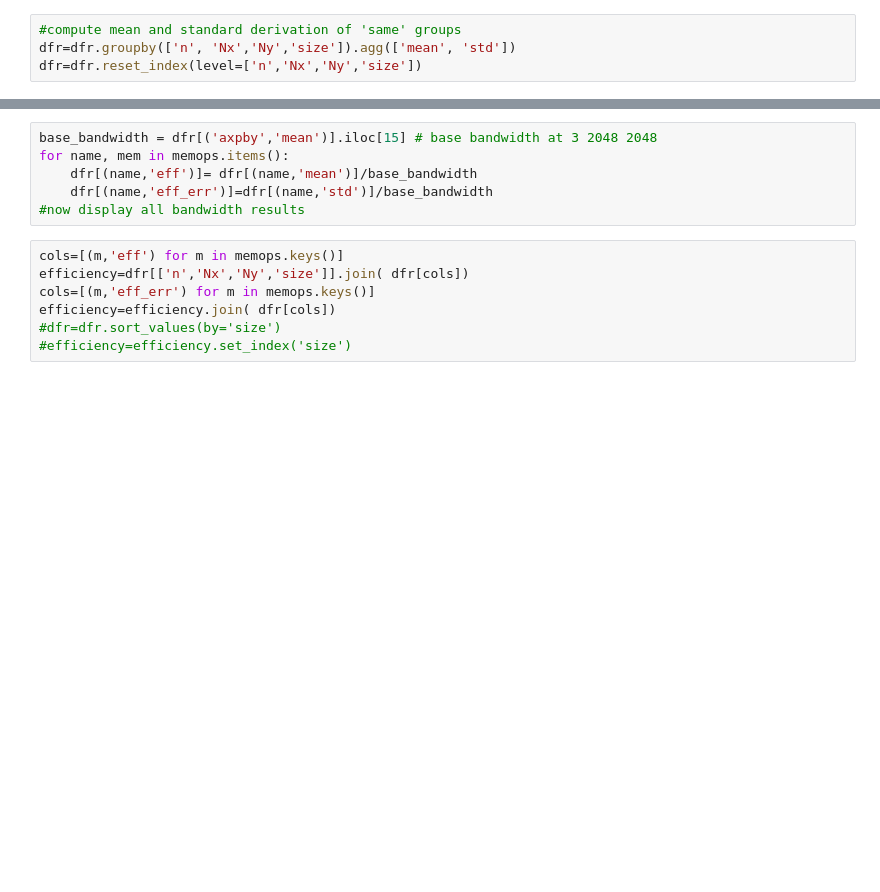
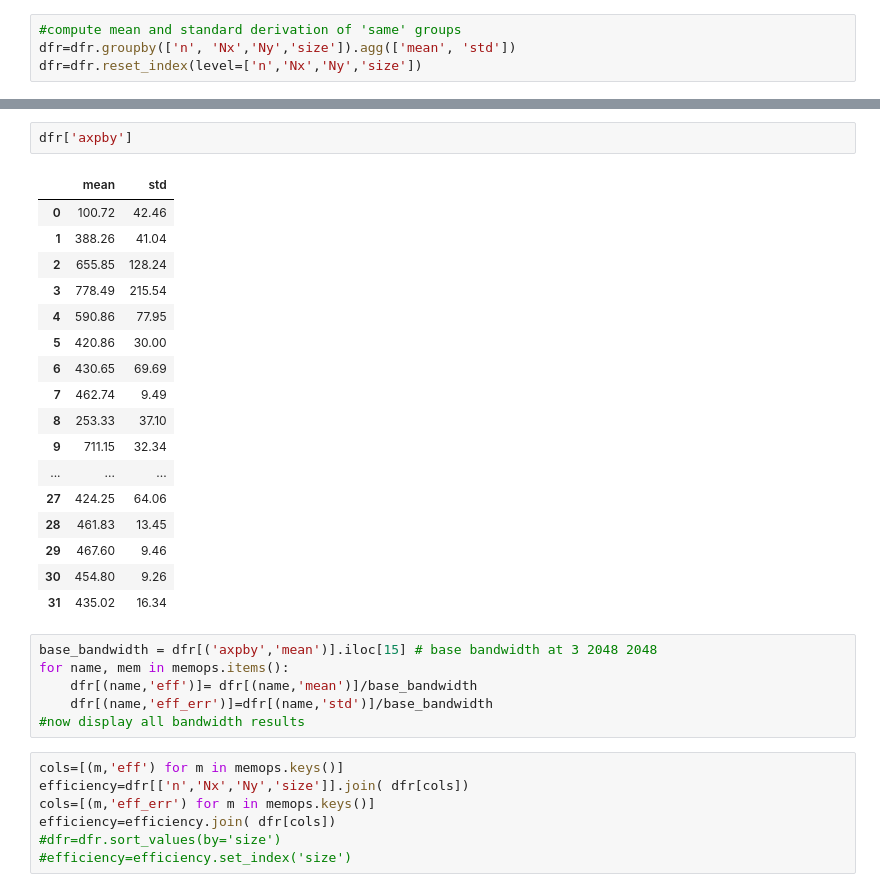
Before and after one commit to mwiesenberger/performance, a Jupyter notebook: 0-analysis.ipynb, the cells around one changed output, grey strips where cells are left out. Drawn from its saved outputs; the diff is of its cells as text; blank space fills up the shorter version.

```diff
--- a/0-analysis.ipynb
+++ b/0-analysis.ipynb
@@ -23,3 +33,23 @@ dfr=dfr.reset_index(level=['n','Nx','Ny','size'])
+# %%
+dfr['axpby']
+# %% [output]
+|  | mean | std |
+| 0 | 100.72 | 42.46 |
+| 1 | 388.26 | 41.04 |
+| 2 | 655.85 | 128.24 |
+| 3 | 778.49 | 215.54 |
+| 4 | 590.86 | 77.95 |
+| 5 | 420.86 | 30.00 |
+| 6 | 430.65 | 69.69 |
+| 7 | 462.74 | 9.49 |
+| 8 | 253.33 | 37.10 |
+| 9 | 711.15 | 32.34 |
+| ... | ... | ... |
+| 27 | 424.25 | 64.06 |
+| 28 | 461.83 | 13.45 |
+| 29 | 467.60 | 9.46 |
+| 30 | 454.80 | 9.26 |
+| 31 | 435.02 | 16.34 |
 # %%
 base_bandwidth = dfr[('axpby','mean')].iloc[15] # base bandwidth at 3 2048 2048
 for name, mem in memops.items():
```
Also changed, not shown: parts of 5 cells of this notebook, 1 other file.
